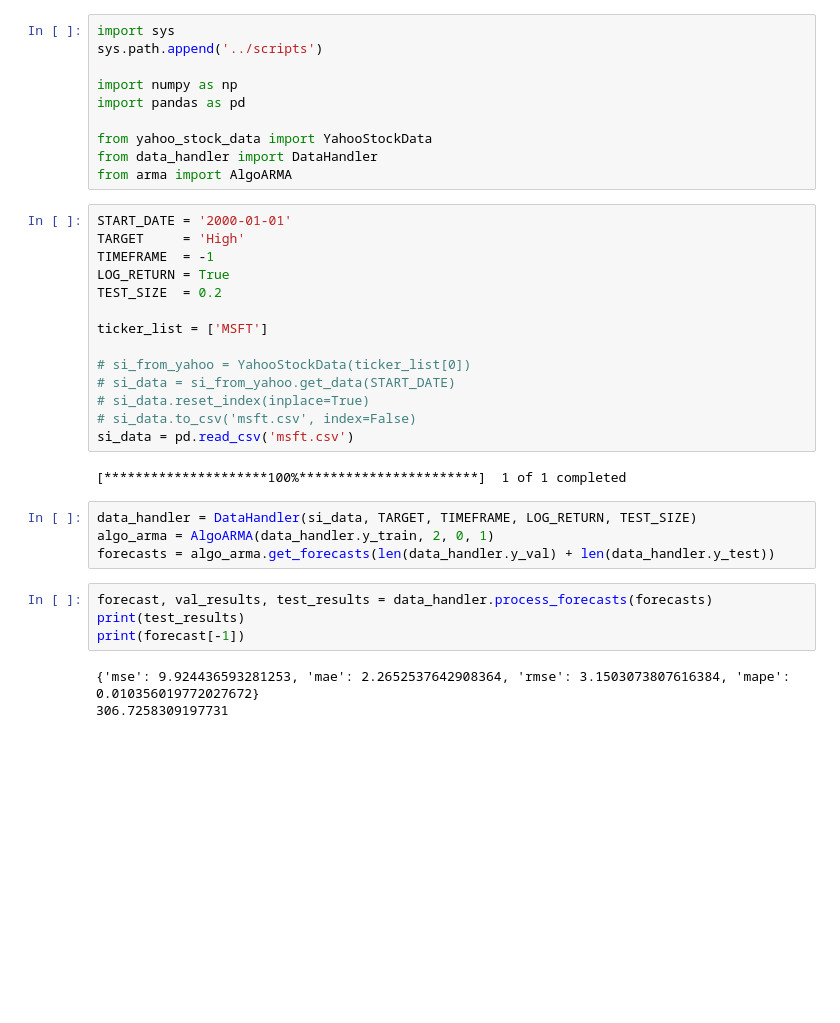
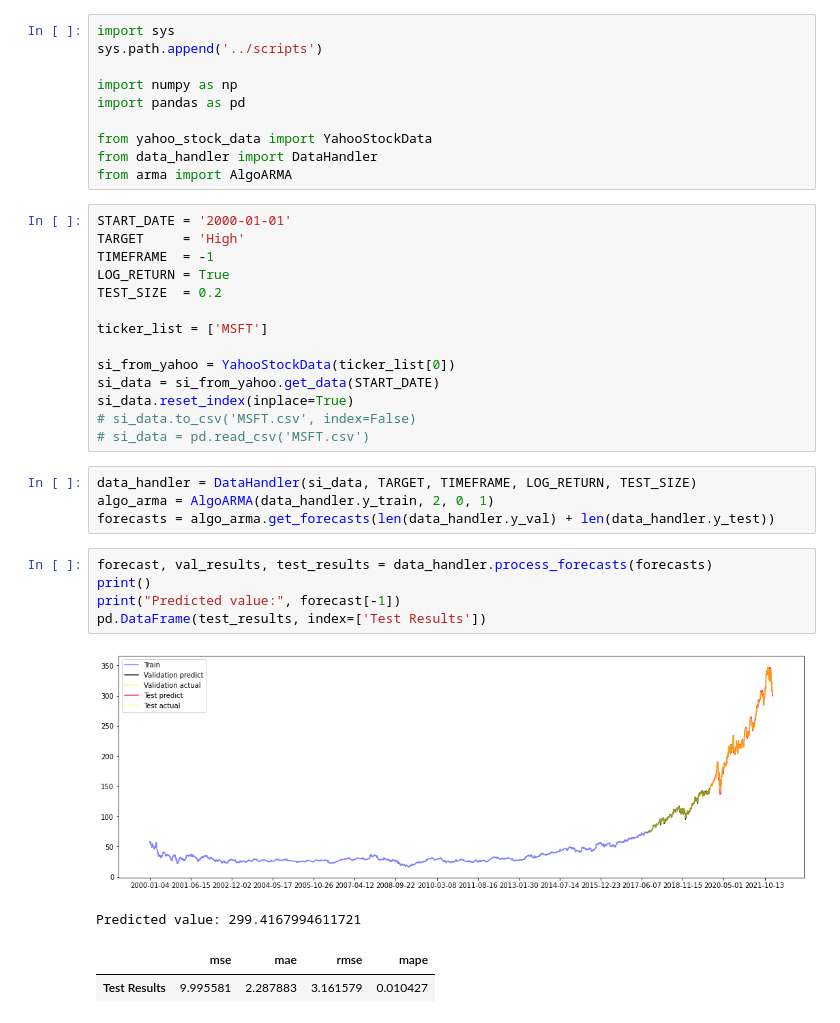
Before and after one commit to ss-github-code/stock_prediction, a Jupyter notebook: src/notebooks/ARMA.ipynb, the cells around one changed output. Drawn from its saved outputs; the diff is of its cells as text; blank space fills up the shorter version.

```diff
--- a/src/notebooks/ARMA.ipynb
+++ b/src/notebooks/ARMA.ipynb
@@ -17,21 +17,22 @@ TEST_SIZE  = 0.2
 
 ticker_list = ['MSFT']
 
-# si_from_yahoo = YahooStockData(ticker_list[0])
-# si_data = si_from_yahoo.get_data(START_DATE)
-# si_data.reset_index(inplace=True)
-# si_data.to_csv('msft.csv', index=False)
-si_data = pd.read_csv('msft.csv')
+si_from_yahoo = YahooStockData(ticker_list[0])
+si_data = si_from_yahoo.get_data(START_DATE)
+si_data.reset_index(inplace=True)
+# si_data.to_csv('MSFT.csv', index=False)
+# si_data = pd.read_csv('MSFT.csv')
-# %% [output]
-[*********************100%***********************]  1 of 1 completed
 # %%
 data_handler = DataHandler(si_data, TARGET, TIMEFRAME, LOG_RETURN, TEST_SIZE)
 algo_arma = AlgoARMA(data_handler.y_train, 2, 0, 1)
 forecasts = algo_arma.get_forecasts(len(data_handler.y_val) + len(data_handler.y_test))
 # %%
 forecast, val_results, test_results = data_handler.process_forecasts(forecasts)
-print(test_results)
-print(forecast[-1])
+print()
+print("Predicted value:", forecast[-1])
+pd.DataFrame(test_results, index=['Test Results'])
 # %% [output]
+[figure, added]
-{'mse': 9.924436593281253, 'mae': 2.2652537642908364, 'rmse': 3.1503073807616384, 'mape': 0.010356019772027672}
-306.7258309197731
+Predicted value: 299.4167994611721
+|  | mse | mae | rmse | mape |
+| Test Results | 9.995581 | 2.287883 | 3.161579 | 0.010427 |
```
Also changed, not shown: 5 other files.
